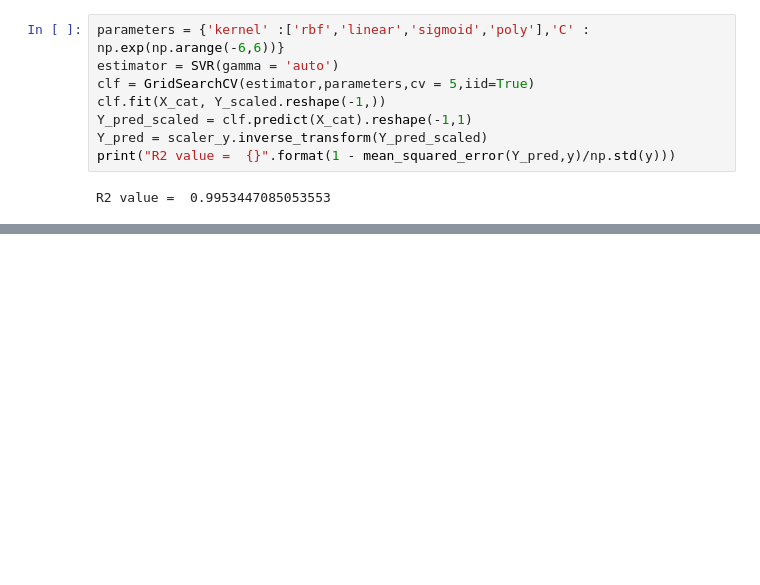
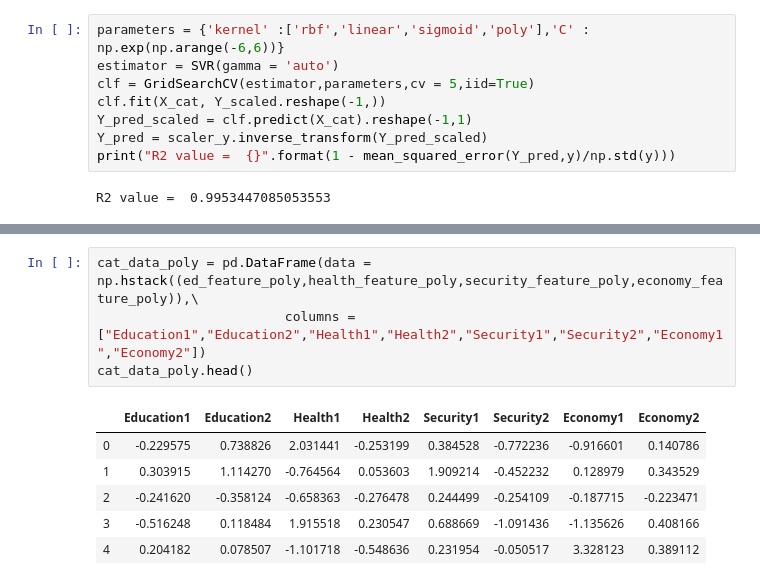
Before and after one commit to steber97/RecursionFairies_AdaProject, a Jupyter notebook: lorisLinearRidgeRegressionAndSVR.ipynb, the cells around one changed output, grey strips where cells are left out. Saved outputs shown, nothing was run; the diff lists cells and outputs as text; blank space fills up the shorter version.

```diff
--- a/lorisLinearRidgeRegressionAndSVR.ipynb
+++ b/lorisLinearRidgeRegressionAndSVR.ipynb
@@ -354,0 +398,11 @@ R2 value =  0.9953447085053553
+# %%
+cat_data_poly = pd.DataFrame(data = np.hstack((ed_feature_poly,health_feature_poly,security_feature_poly,economy_feature_poly)),\
+                        columns = ["Education1","Education2","Health1","Health2","Security1","Security2","Economy1","Economy2"])
+cat_data_poly.head()
+# %% [output]
+|  | Education1 | Education2 | Health1 | Health2 | Security1 | Security2 | Economy1 | Economy2 |
+| 0 | -0.229575 | 0.738826 | 2.031441 | -0.253199 | 0.384528 | -0.772236 | -0.916601 | 0.140786 |
+| 1 | 0.303915 | 1.114270 | -0.764564 | 0.053603 | 1.909214 | -0.452232 | 0.128979 | 0.343529 |
+| 2 | -0.241620 | -0.358124 | -0.658363 | -0.276478 | 0.244499 | -0.254109 | -0.187715 | -0.223471 |
+| 3 | -0.516248 | 0.118484 | 1.915518 | 0.230547 | 0.688669 | -1.091436 | -1.135626 | 0.408166 |
+| 4 | 0.204182 | 0.078507 | -1.101718 | -0.548636 | 0.231954 | -0.050517 | 3.328123 | 0.389112 |
```
Also changed, not shown: parts of 17 cells of this notebook.
